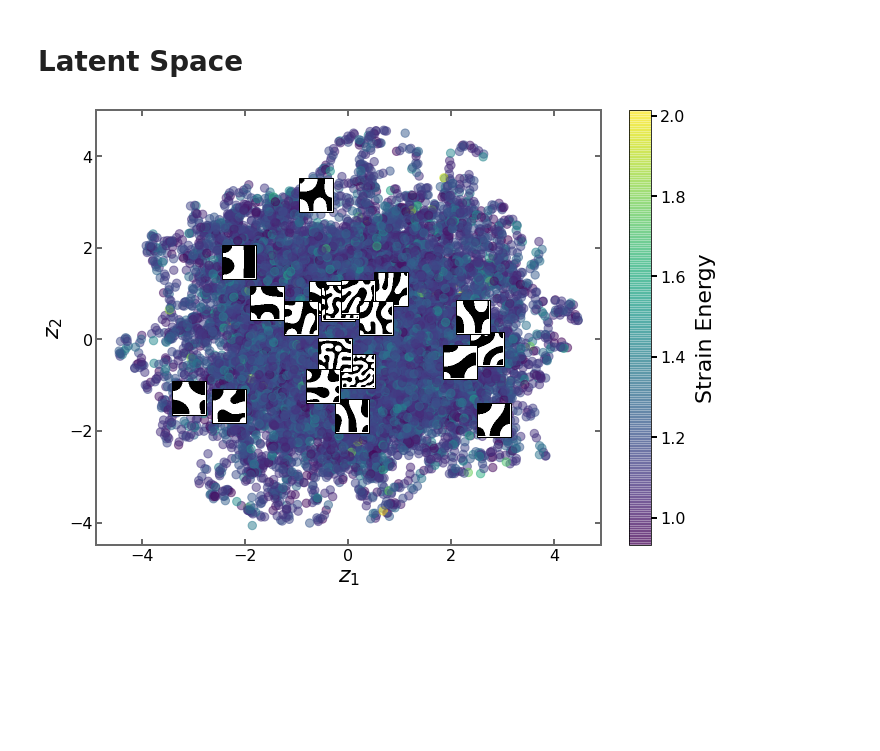
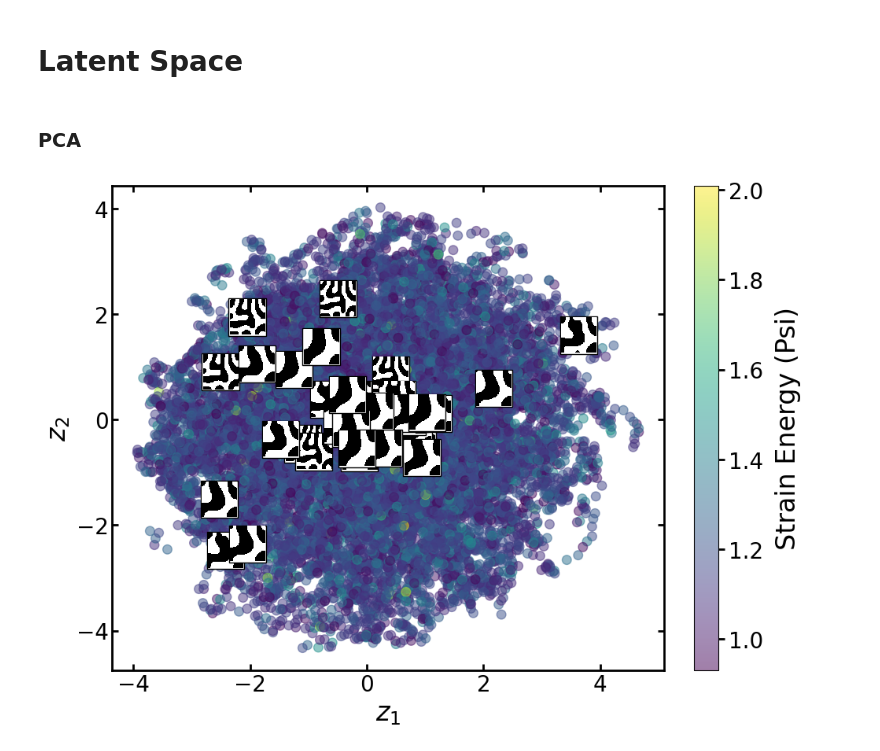
Before and after one commit to sedaoturak/vae_cahn-hilliard, a Jupyter notebook: VAE_Cahn_Hillard.ipynb, the cells around one changed output. Saved outputs shown, nothing was run; the diff lists cells and outputs as text; code cells hidden in the pictures; blank space fills up the shorter version.

Commit message:
The code was cleaned to install all dependencies at once, combine multiple lines into one line, connect to google drive more efficientl and visualize sample images.

```diff
--- a/VAE_Cahn_Hillard.ipynb
+++ b/VAE_Cahn_Hillard.ipynb
@@ -364,5 +362,7 @@ torch.save(model.state_dict(), PATH)
 # %%
 # load trained model
-PATH = '/content/drive/MyDrive/'
-model = torch.load(PATH+'mech_MNIST_ls16')
+import os
+PATH = '/content/drive/MyDrive/Colab Notebooks'
+model = torch.load(os.path.join(PATH, f'mech_MNIST_vae_entire.pt'))
 device = torch.device('cuda' if torch.cuda.is_available() else 'cpu')
+model.to(device)
@@ -404,5 +418,5 @@ Text(-10, 52, 'Reconstruction')
 import copy
 train_loader_inds = copy.deepcopy(trainloader.dataset.indices)
 train_loader_inds.sort()
-train_indices = [trainloader.dataset.indices.index(geo) for geo in train_loader_inds[:39]]
-train_indices
+chosen_indices = [trainloader.dataset.indices.index(geo) for geo in train_loader_inds[:37]]
+chosen_indices
@@ -411,8 +423,14 @@ train_indices
+# %%
+# The indices of chosen microsturcture set in wholedataset
+# to be used in vector arithmetics in latent space
+ind_in_whole = [trainloader.dataset.indices.index(cho) for cho in train_loader_inds[:37]]
+ind_in_whole
 # %%
 plt.figure(figsize=(10,10)) # specifying the overall grid size
 
-for i, ind in enumerate(train_indices):
+for i, ind in enumerate(chosen_indices):
     plt.subplot(10,4,i+1)    # the number of images in the grid is 5*5 (25)
     plt.imshow(g[train_loader_inds[i]].reshape(64,64), interpolation='nearest', cmap='binary')
+    # print(ind)
 plt.show()
 # %% [output]
@@ -420,5 +438,7 @@ plt.show()
 # %% [markdown]
 # Latent Space
+# %% [markdown]
+### PCA
 # %%
 # decrease the dimensionality of latent space from 16 to 2 to visualize
 from sklearn.decomposition import PCA
@@ -429,42 +449,39 @@ z_train_labels = [e[indx,6] for indx in trainset.indices]
 # %%
 from matplotlib.offsetbox import OffsetImage, AnnotationBbox
 z = z_projected
 
 fig, ax = plt.subplots(figsize=(10, 8))
-font_size=22
-tick_size=16
+
+font_size, ticklabel_size = 24, 20
 
 sc = ax.scatter(*z.T, s=70, c=z_train_labels, cmap='viridis', alpha=0.5)
-import random
 
-for ind in random.sample(range(0, 63), 20):
+for i, ind in enumerate(ind_in_whole):
   # Define a 1st position to annotate (display it with a marker)
   xy = (z[ind,0], z[ind,1])
 
   # Annotate the 2nd position with an image (a generated array of pixels)
-  arr = original_images[0].reshape(64,64,64)[ind,:,:]
-  im = OffsetImage(arr, norm=plt.Normalize(0,1), cmap="Greys_r", zoom=0.5)
+  arr = g[train_loader_inds[i]].reshape(64,64)
+  im = OffsetImage(arr, norm=plt.Normalize(0,1), interpolation='nearest', cmap='binary', zoom=0.5)
   im.image.axes = ax
 
   ab = AnnotationBbox(im, xy,
                       xycoords='data',
                       boxcoords="offset points",
-                      pad=0.1,
-                      )
+                      pad=0.1)
   ax.add_artist(ab)
 
 
 ax.set_xlabel("$z_{1}$", fontsize=font_size)
 ax.set_ylabel("$z_{2}$", fontsize=font_size)
 
-plt.setp(ax.spines.values(), linewidth=2, color='dimgrey')
-ax.xaxis.set_tick_params(width=2, color='dimgrey')
-ax.yaxis.set_tick_params(width=2, color='dimgrey')
-ax.tick_params(direction='in', length=6, labelsize=tick_size,
-              top=True, right=True)
+plt.setp(ax.spines.values(), linewidth=2)
+ax.xaxis.set_tick_params(width=2)
+ax.yaxis.set_tick_params(width=2)
+ax.tick_params(direction='in', length=6, labelsize=ticklabel_size,top=True, right=True)
 
 cbar = plt.colorbar(sc,fraction=0.045, pad=0.05)
-cbar.set_label(label='Strain Energy', labelpad=10, size=font_size)
-cbar.ax.tick_params(length=6, width=2,labelsize=tick_size)
+cbar.set_label(label='Strain Energy (Psi)', labelpad=10, size=font_size)
+cbar.ax.tick_params(length=6, width=2,labelsize=ticklabel_size)
 # %% [output]
-[figure, old version]
+[figure, new version]
```
Also changed, not shown: parts of 29 cells of this notebook.
